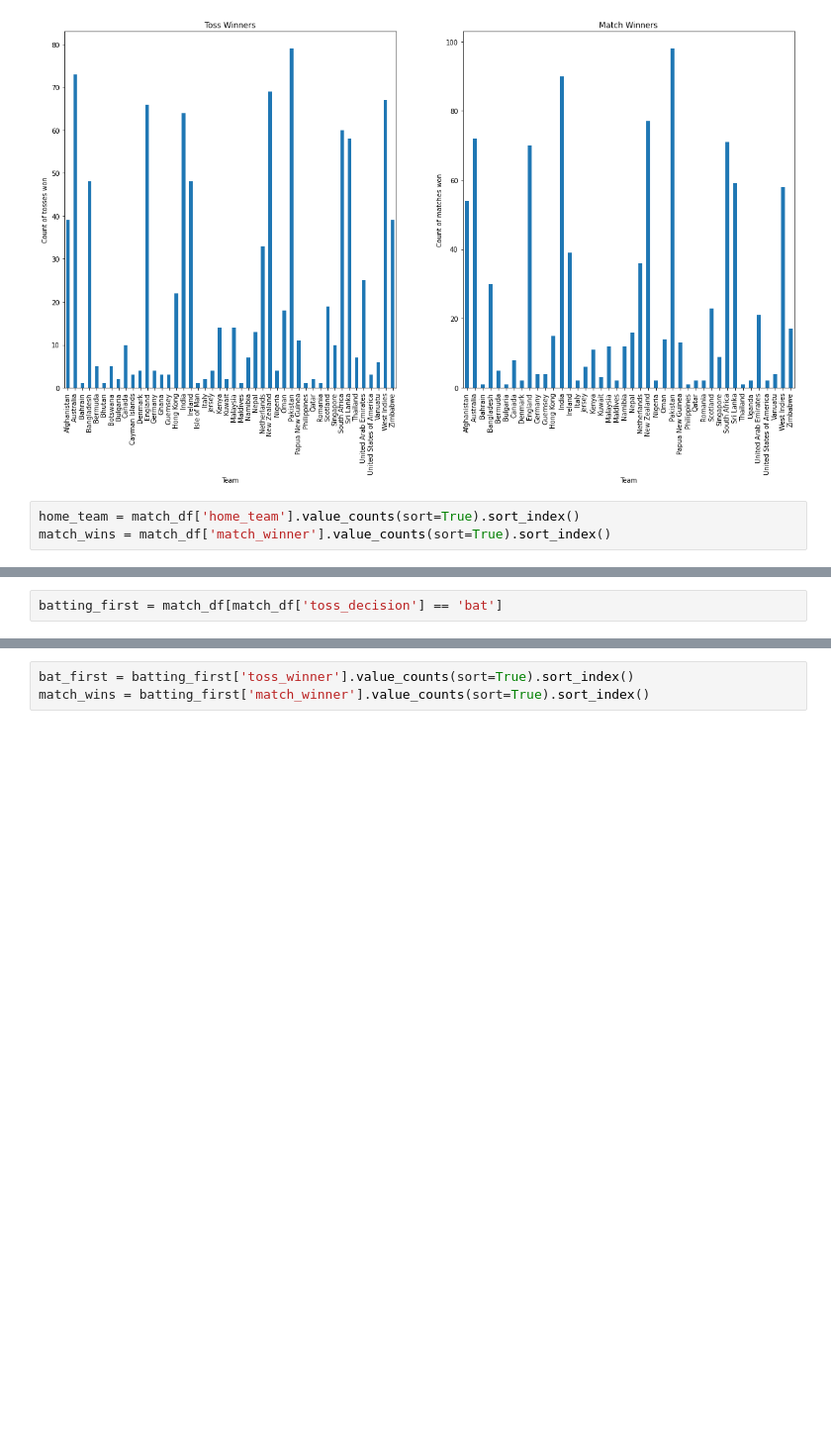
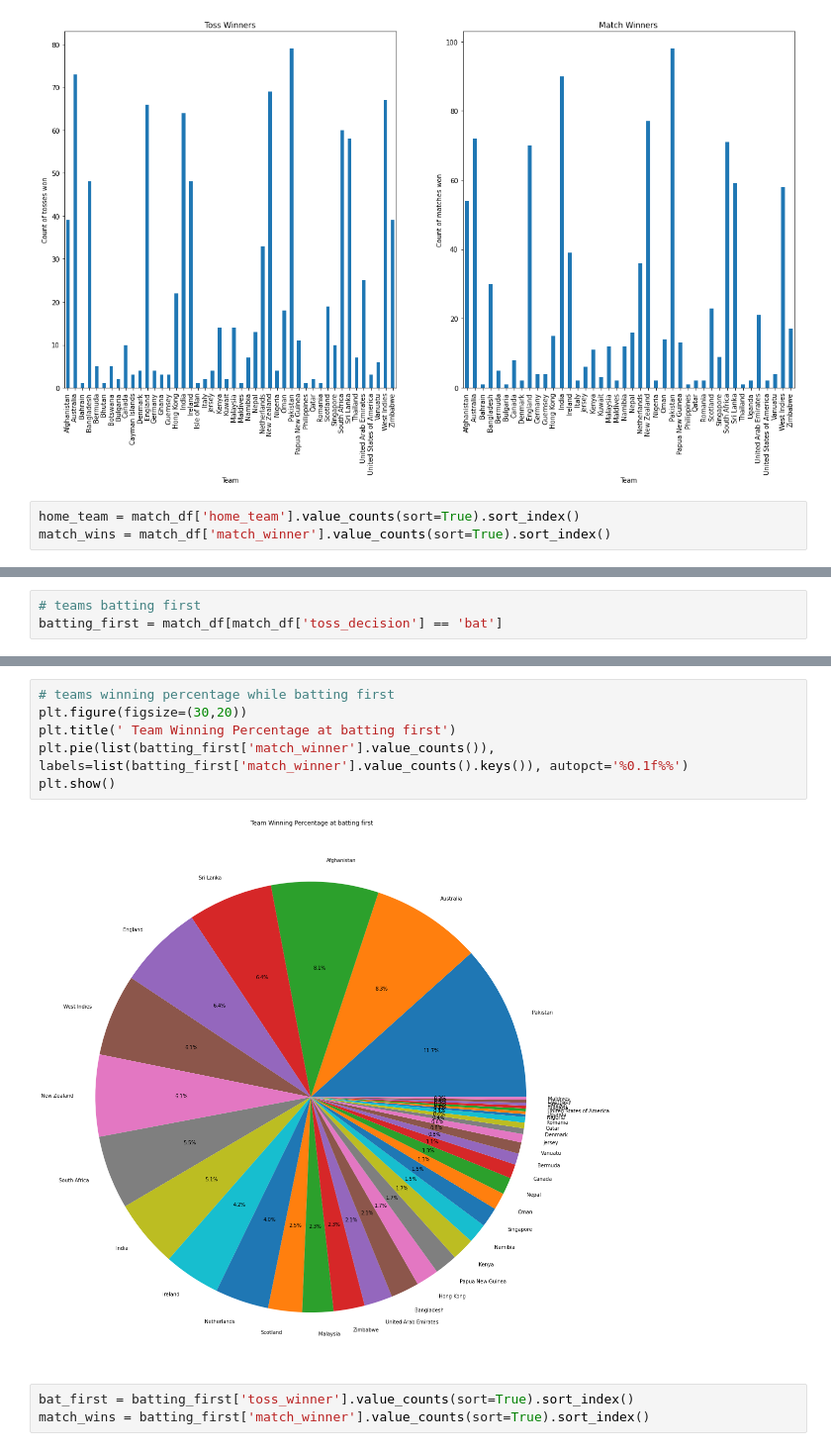
Before and after one commit to nahidosen/Group_5_CSE445_3_Spring_21, a Jupyter notebook: ipynb/T20WinnerPrediction.ipynb, the cells around one changed output, grey strips where cells are left out. Shown at 99% size. Saved outputs shown, nothing was run; the diff lists cells and outputs as text; blank space fills up the shorter version.

```diff
--- a/ipynb/T20WinnerPrediction.ipynb
+++ b/ipynb/T20WinnerPrediction.ipynb
@@ -296,6 +332,7 @@ ax2.set_title("Match Winners")
 Text(0.5, 1.0, 'Match Winners')
 [figure]
 # %%
+# teams batting first
 batting_first = match_df[match_df['toss_decision'] == 'bat']
 # %%
 batting_first.head(10)
@@ -311,6 +348,14 @@ batting_first.head(10)
 | 9 | 2006-12-22 | Westpac Stadium | Wellington | New Zealand | New Zealand | Sri Lanka | New Zealand | bat | AL Hill | ... |
 | 11 | 2007-01-09 | Sydney Cricket Ground | Sydney | Australia | Australia | England | Australia | bat | PD Parker | ... |
 | 12 | 2007-06-28 | Kennington Oval | London | England | England | West Indies | West Indies | bat | PJ Hartley | ... |
+# %%
+# teams winning percentage while batting first
+plt.figure(figsize=(30,20))
+plt.title(' Team Winning Percentage at batting first')
+plt.pie(list(batting_first['match_winner'].value_counts()), labels=list(batting_first['match_winner'].value_counts().keys()), autopct='%0.1f%%')
+plt.show()
+# %% [output]
+[figure, added]
 # %%
 bat_first = batting_first['toss_winner'].value_counts(sort=True).sort_index()
 match_wins = batting_first['match_winner'].value_counts(sort=True).sort_index()
```
Also changed, not shown: parts of 106 cells of this notebook.
